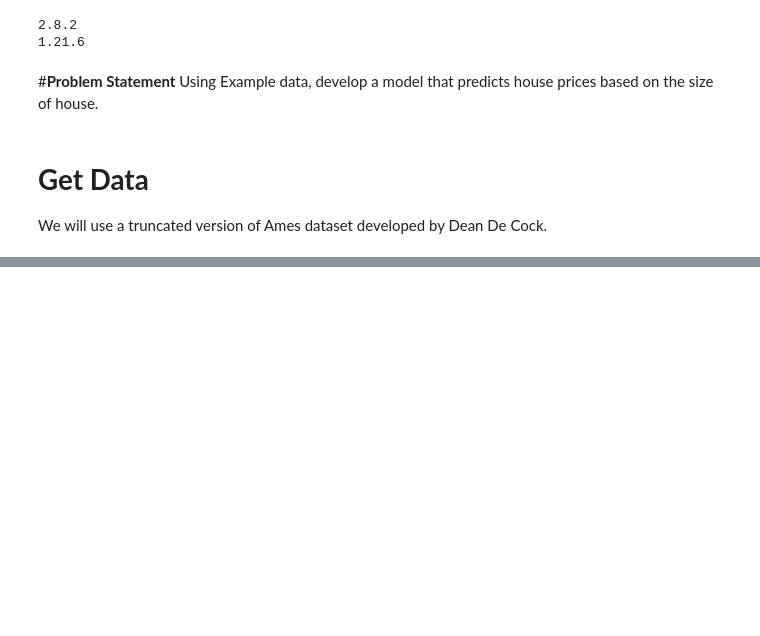
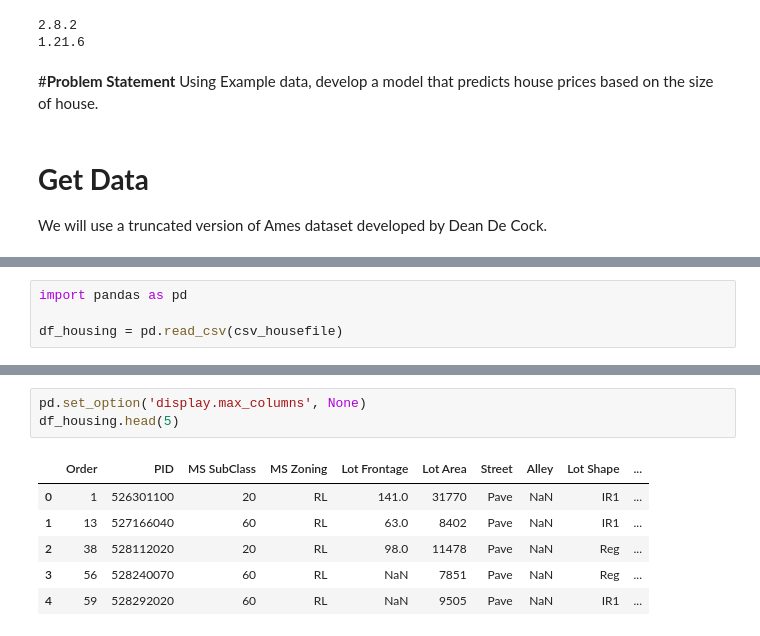
Before and after one commit to HamdaanAliQuatil/tensorflow-price-prediction, a Jupyter notebook: house_price_regression.ipynb, the cells around one changed output, grey strips where cells are left out. Saved outputs shown, nothing was run; the diff lists cells and outputs as text; blank space fills up the shorter version.

Commit message:
feat: add data visualization using pandas

```diff
--- a/house_price_regression.ipynb
+++ b/house_price_regression.ipynb
@@ -37,0 +40,4 @@ User uploaded file "AmesHousing-05-2010.csv" with length 20140 bytes
+# %%
+import pandas as pd
+
+df_housing = pd.read_csv(csv_housefile)
@@ -37,0 +48,10 @@ User uploaded file "AmesHousing-05-2010.csv" with length 20140 bytes
+# %%
+pd.set_option('display.max_columns', None)
+df_housing.head(5)
+# %% [output]
+|  | Order | PID | MS SubClass | MS Zoning | Lot Frontage | Lot Area | Street | Alley | Lot Shape | ... |
+| 0 | 1 | 526301100 | 20 | RL | 141.0 | 31770 | Pave | NaN | IR1 | ... |
+| 1 | 13 | 527166040 | 60 | RL | 63.0 | 8402 | Pave | NaN | IR1 | ... |
+| 2 | 38 | 528112020 | 20 | RL | 98.0 | 11478 | Pave | NaN | Reg | ... |
+| 3 | 56 | 528240070 | 60 | RL | NaN | 7851 | Pave | NaN | Reg | ... |
+| 4 | 59 | 528292020 | 60 | RL | NaN | 9505 | Pave | NaN | IR1 | ... |
```
Also changed, not shown: parts of 3 cells of this notebook.
